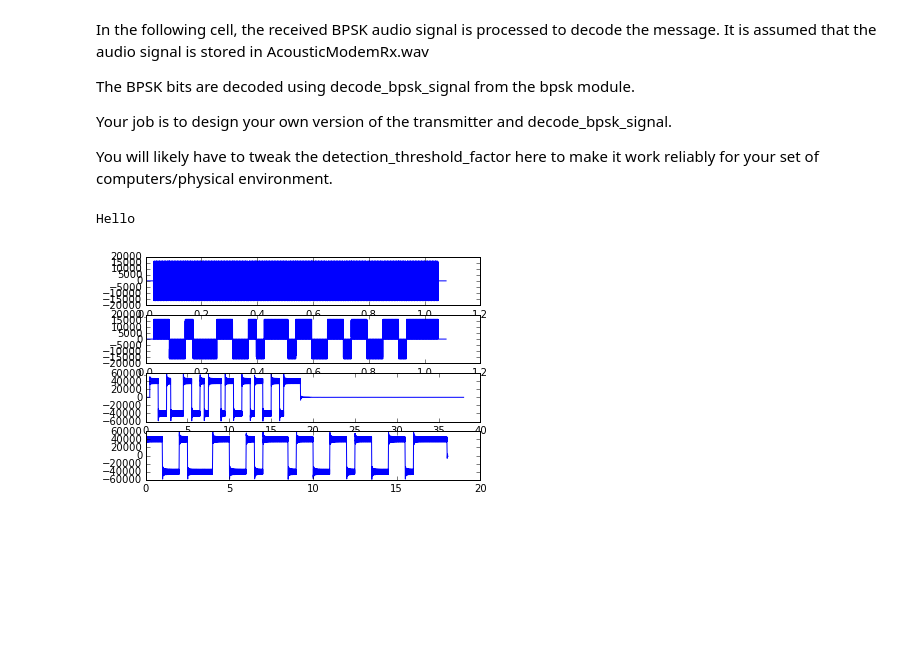
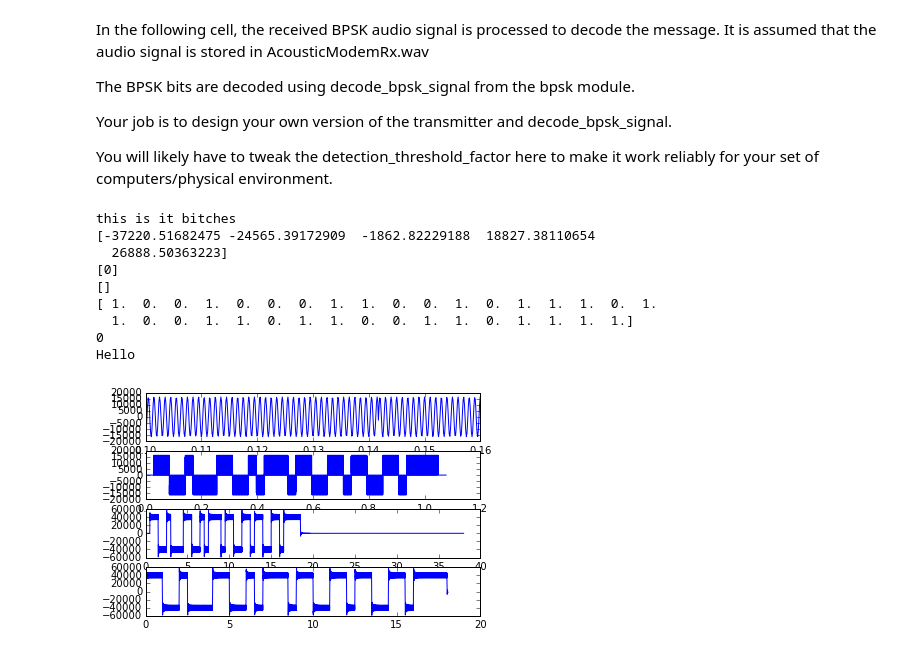
Before and after one commit to CaseyAlvarado/ps09, a Jupyter notebook: AcousticModemReceiver-NoPyAudio-ps09.ipynb, the cells around one changed output. Cells and saved outputs as stored; diff of their text form; code cells hidden in the pictures; blank space fills up the shorter version.

```diff
--- a/AcousticModemReceiver-NoPyAudio-ps09.ipynb
+++ b/AcousticModemReceiver-NoPyAudio-ps09.ipynb
@@ -159,37 +159,81 @@ fs, x = wavfile.read('BPSK_Text_Signal.wav')
 ts = np.arange(0, len(x)/float(fs), 1/float(fs))
 mplib.subplot(411)
 mplib.plot(ts, x)
-# mplib.xlim([0.1, .16])
+mplib.xlim([0.1, .16])
 
 carrier_frequency = 1000
 w = 2*np.pi*carrier_frequency
 recovered_signal = x*np.cos(w*ts)
 mplib.subplot(412)
 mplib.plot(ts, recovered_signal)
 # mplib.xlim([0.1, .16])
 
 cutoff_frequency = 500 #done by trial and error?
 w2 = 2*np.pi*cutoff_frequency
 #sin(w*t)/pi*t
 #np.sinc(x) = sin(pi*x)/pi*x
 filtered_recovered_signal = np.convolve(recovered_signal, np.sinc(w2*ts/np.pi)) #could multiply by pi to get rid of scaling factor
 new_ts = np.arange(0, len(filtered_recovered_signal)/float(cutoff_frequency), 1/float(cutoff_frequency))
 mplib.subplot(413)
 mplib.plot(new_ts, filtered_recovered_signal)
 
 [signal_starting_index, signal_ending_index] = find_start_and_end(filtered_recovered_signal)
 mplib.subplot(414)
 even_newer_ts = np.arange(0, len(filtered_recovered_signal[signal_starting_index:signal_ending_index])/float(cutoff_frequency), 1/float(cutoff_frequency))
 mplib.plot(even_newer_ts, filtered_recovered_signal[signal_starting_index:signal_ending_index])
+print('this is it bitches')
+print(filtered_recovered_signal[1250:1255])
 
 #now we can start detecting ones and zero bits
+changes = []
+threshold = 20000
+for i in range(1, len(filtered_recovered_signal[signal_starting_index:signal_ending_index])):
+    if (abs(filtered_recovered_signal[i] - filtered_recovered_signal[i-1]) > threshold):
+        changes.append(i)
+
+new_changes = [0]
+
+for e in range(1, len(changes)):
+    if abs(changes[e] - changes[e-1]) > 5:
+        new_changes.append(float(changes[e-1]))
+print(new_changes)
+
+bit_array = []
+bit = 1
+for f in range(1, len(new_changes)):
+    bit_length = int(np.rint((new_changes[f] - new_changes[f-1]) / 250))
+    print(bit_length)
+    for k in range(bit_length):
+        bit_array.append(bit)
+
+    if bit == 1:
+        bit = 0
+    else:
+        bit = 1
+
+print (bit_array)
+
+# print (changes)
+# print (new_changes)
+
+
 
 # decode received signal into a numpy array of bits
 bits = bpsk.decode_bpsk_signal(x, freq=1000, rate = fs, symbol_len = 250, detection_threshold_factor = 0.4, LPFbw = 320)
 # convert the numpy array of bits into a string
+print(bits)
+print (len(bit_array))
 message_string = NPbits2String(bits)
 # print the decoded string
 print message_string
 # %% [output]
+this is it bitches
+[-37220.51682475 -24565.39172909  -1862.82229188  18827.38110654
+  26888.50363223]
+[0]
+[]
+[ 1.  0.  0.  1.  0.  0.  0.  1.  1.  0.  0.  1.  0.  1.  1.  1.  0.  1.
+  1.  0.  0.  1.  1.  0.  1.  1.  0.  0.  1.  1.  0.  1.  1.  1.  1.]
+0
 Hello
-[figure, old version]
+[figure, new version]
```
